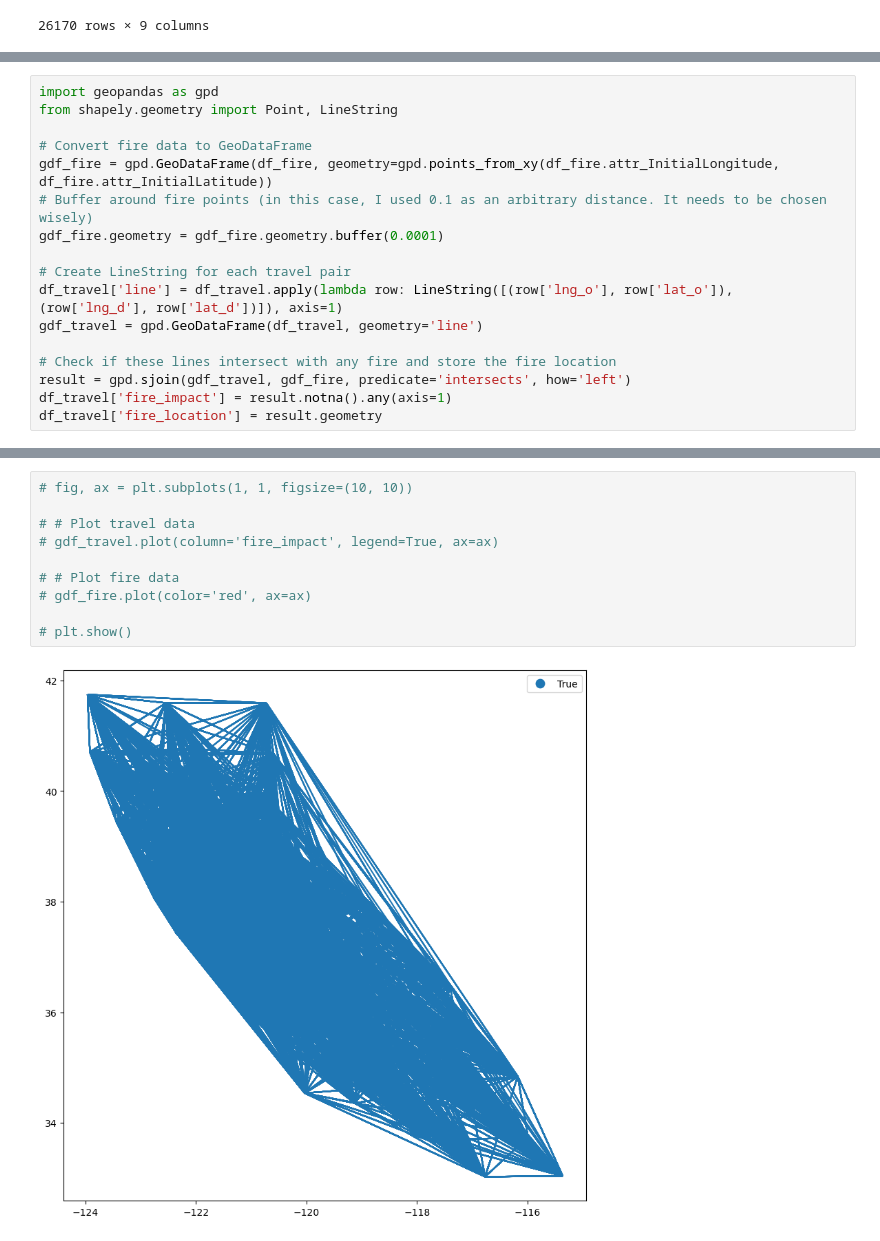
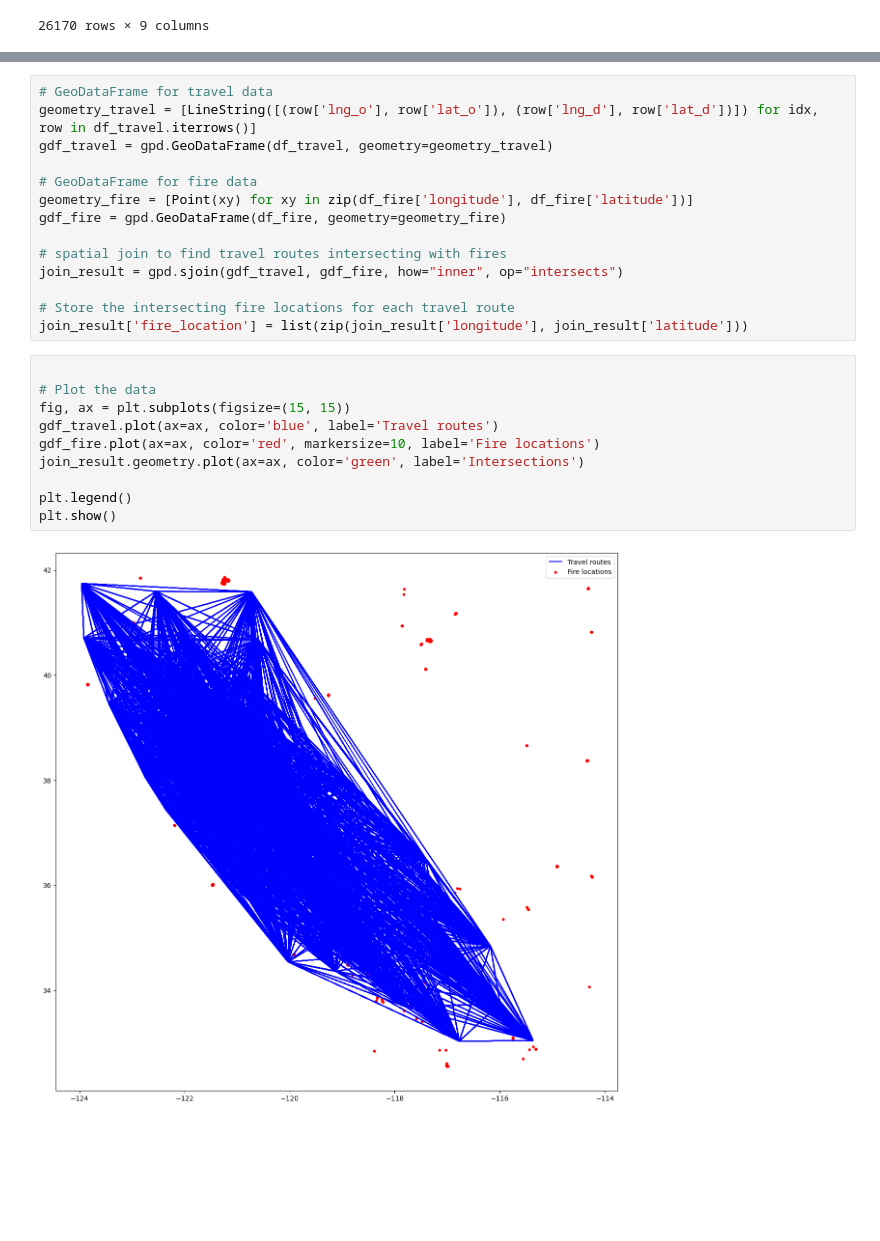
Before and after one commit to 4Freye/wildfires, a Jupyter notebook: fire_location.ipynb, the cells around one changed output, grey strips where cells are left out. Cells and saved outputs as stored; diff of their text form; blank space fills up the shorter version.

Commit message:
wildfire location 2nd attempt

```diff
--- a/fire_location.ipynb
+++ b/fire_location.ipynb
@@ -29,17 +44,0 @@ Series([], Name: attr_LocalIncidentIdentifier, dtype: object)
-# %%
-import geopandas as gpd
-from shapely.geometry import Point, LineString
-
-# Convert fire data to GeoDataFrame
-gdf_fire = gpd.GeoDataFrame(df_fire, geometry=gpd.points_from_xy(df_fire.attr_InitialLongitude, df_fire.attr_InitialLatitude))
-# Buffer around fire points (in this case, I used 0.1 as an arbitrary distance. It needs to be chosen wisely)
-gdf_fire.geometry = gdf_fire.geometry.buffer(0.0001)
-
-# Create LineString for each travel pair
-df_travel['line'] = df_travel.apply(lambda row: LineString([(row['lng_o'], row['lat_o']), (row['lng_d'], row['lat_d'])]), axis=1)
-gdf_travel = gpd.GeoDataFrame(df_travel, geometry='line')
-
-# Check if these lines intersect with any fire and store the fire location
-result = gpd.sjoin(gdf_travel, gdf_fire, predicate='intersects', how='left')
-df_travel['fire_impact'] = result.notna().any(axis=1)
-df_travel['fire_location'] = result.geometry
@@ -62,12 +45,26 @@ df_travel
+# %%
+# GeoDataFrame for travel data
+geometry_travel = [LineString([(row['lng_o'], row['lat_o']), (row['lng_d'], row['lat_d'])]) for idx, row in df_travel.iterrows()]
+gdf_travel = gpd.GeoDataFrame(df_travel, geometry=geometry_travel)
+
+# GeoDataFrame for fire data
+geometry_fire = [Point(xy) for xy in zip(df_fire['longitude'], df_fire['latitude'])]
+gdf_fire = gpd.GeoDataFrame(df_fire, geometry=geometry_fire)
+
+# spatial join to find travel routes intersecting with fires
+join_result = gpd.sjoin(gdf_travel, gdf_fire, how="inner", op="intersects")
+
+# Store the intersecting fire locations for each travel route
+join_result['fire_location'] = list(zip(join_result['longitude'], join_result['latitude']))
 # %%
-# fig, ax = plt.subplots(1, 1, figsize=(10, 10))
 
-# # Plot travel data
-# gdf_travel.plot(column='fire_impact', legend=True, ax=ax)
+# Plot the data
+fig, ax = plt.subplots(figsize=(15, 15))
+gdf_travel.plot(ax=ax, color='blue', label='Travel routes')
+gdf_fire.plot(ax=ax, color='red', markersize=10, label='Fire locations')
+join_result.geometry.plot(ax=ax, color='green', label='Intersections')
 
-# # Plot fire data
-# gdf_fire.plot(color='red', ax=ax)
-
-# plt.show()
+plt.legend()
+plt.show()
 # %% [output]
-[figure, old version]
+[figure, new version]
```
Also changed, not shown: parts of 6 cells of this notebook, 4 other files.
